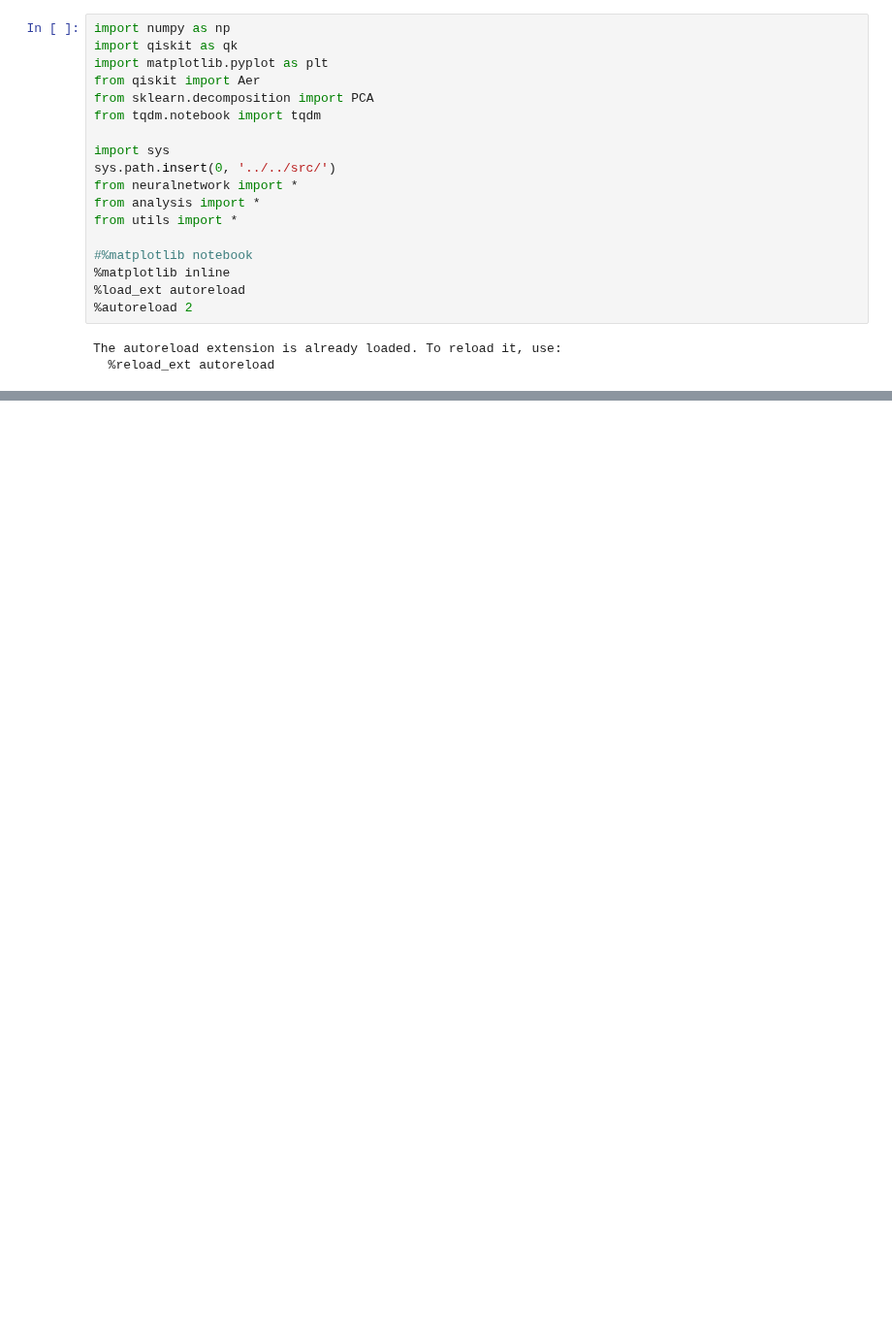
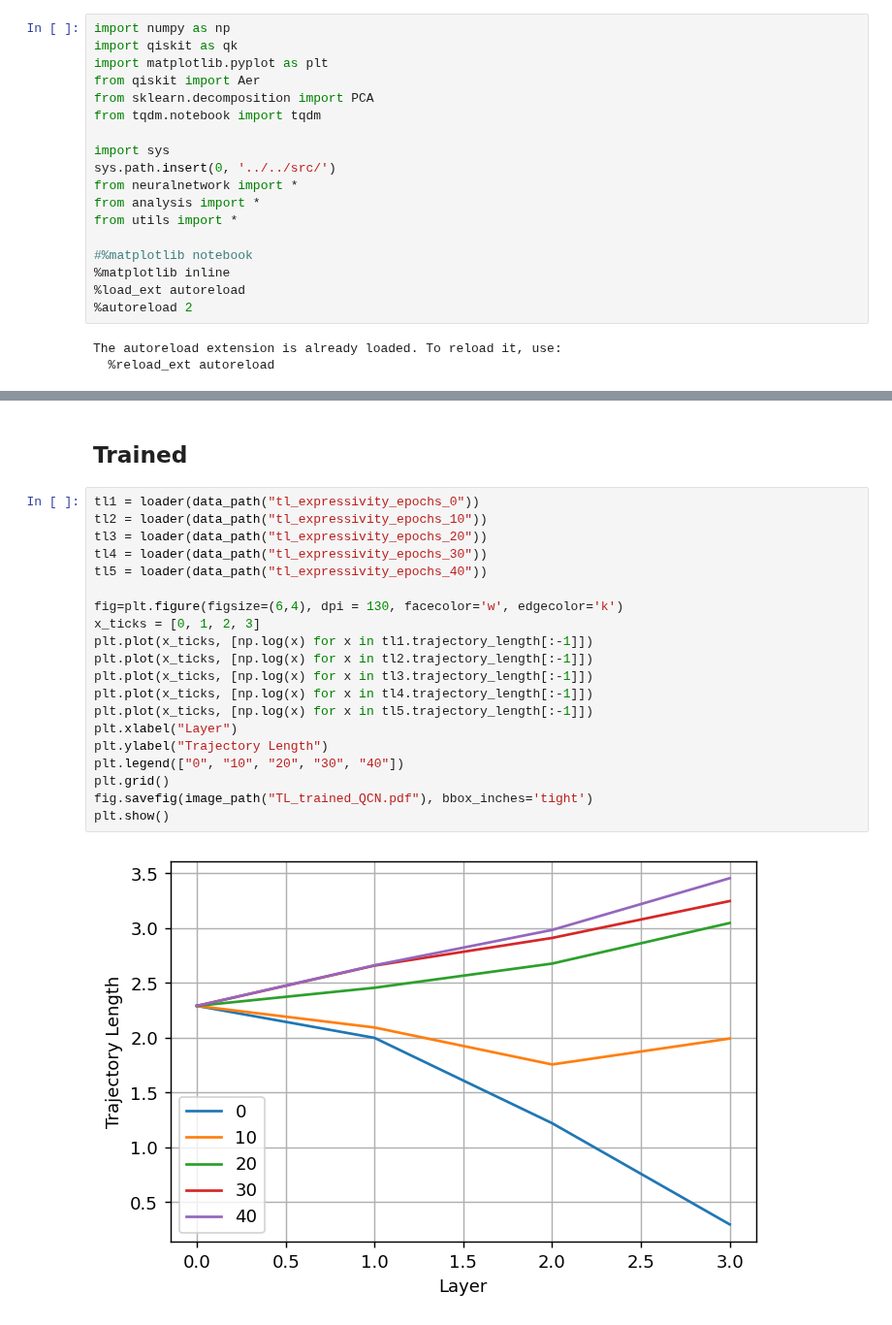
Before and after one commit to KristianWold/Master-Thesis, a Jupyter notebook: notebooks/analysis/Expressivity and Stability.ipynb, the cells around one changed output, grey strips where cells are left out. Shown at 97% size. Drawn from its saved outputs; the diff is of its cells as text; blank space fills up the shorter version.

```diff
--- a/notebooks/analysis/Expressivity and Stability.ipynb
+++ b/notebooks/analysis/Expressivity and Stability.ipynb
@@ -56,0 +90,24 @@ plt.show()
+# %% [markdown]
+## Trained
+# %%
+tl1 = loader(data_path("tl_expressivity_epochs_0"))
+tl2 = loader(data_path("tl_expressivity_epochs_10"))
+tl3 = loader(data_path("tl_expressivity_epochs_20"))
+tl4 = loader(data_path("tl_expressivity_epochs_30"))
+tl5 = loader(data_path("tl_expressivity_epochs_40"))
+
+fig=plt.figure(figsize=(6,4), dpi = 130, facecolor='w', edgecolor='k')
+x_ticks = [0, 1, 2, 3]
+plt.plot(x_ticks, [np.log(x) for x in tl1.trajectory_length[:-1]])
+plt.plot(x_ticks, [np.log(x) for x in tl2.trajectory_length[:-1]])
+plt.plot(x_ticks, [np.log(x) for x in tl3.trajectory_length[:-1]])
+plt.plot(x_ticks, [np.log(x) for x in tl4.trajectory_length[:-1]])
+plt.plot(x_ticks, [np.log(x) for x in tl5.trajectory_length[:-1]])
+plt.xlabel("Layer")
+plt.ylabel("Trajectory Length")
+plt.legend(["0", "10", "20", "30", "40"])
+plt.grid()
+fig.savefig(image_path("TL_trained_QCN.pdf"), bbox_inches='tight')
+plt.show()
+# %% [output]
+[figure, added]
```
Also changed, not shown: parts of 11 cells of this notebook, 43 other files.
